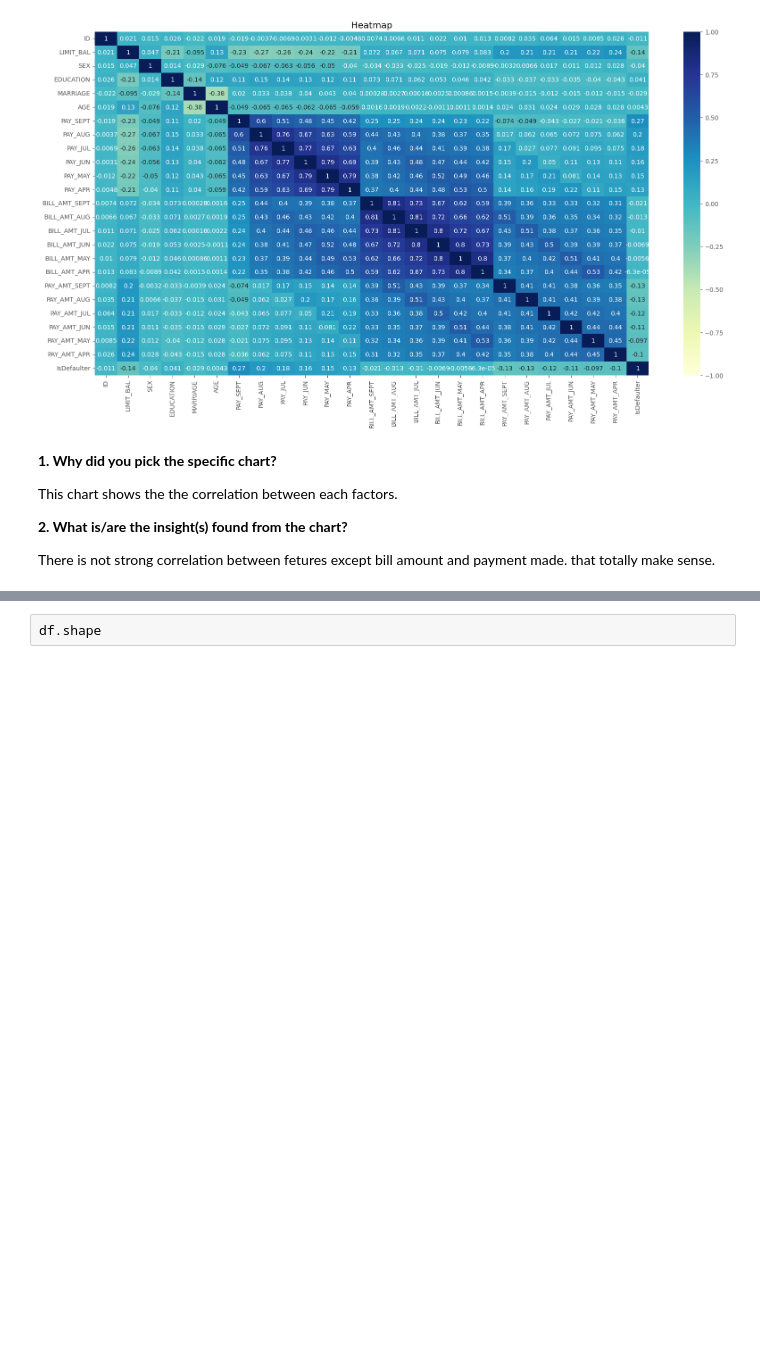
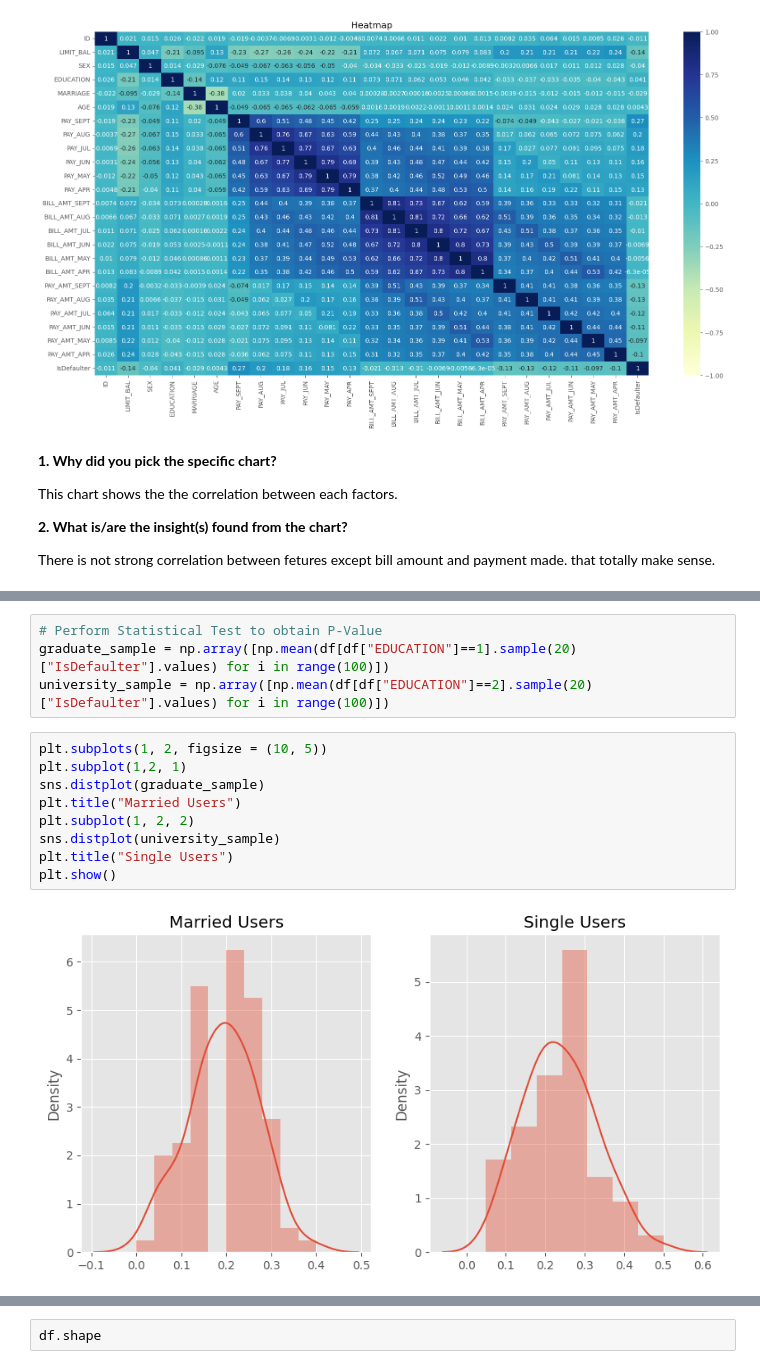
Before and after one commit to shaad4224/credit_card_default_prediction, a Jupyter notebook: Copy_of_credit_card_default_prediction.ipynb, the cells around one changed output, grey strips where cells are left out. Drawn from its saved outputs; the diff is of its cells as text; blank space fills up the shorter version.

```diff
--- a/Copy_of_credit_card_default_prediction.ipynb
+++ b/Copy_of_credit_card_default_prediction.ipynb
@@ -615,0 +744,15 @@ for col in pay_col:
+# %%
+# Perform Statistical Test to obtain P-Value
+graduate_sample = np.array([np.mean(df[df["EDUCATION"]==1].sample(20)["IsDefaulter"].values) for i in range(100)])
+university_sample = np.array([np.mean(df[df["EDUCATION"]==2].sample(20)["IsDefaulter"].values) for i in range(100)])
+# %%
+plt.subplots(1, 2, figsize = (10, 5))
+plt.subplot(1,2, 1)
+sns.distplot(graduate_sample)
+plt.title("Married Users")
+plt.subplot(1, 2, 2)
+sns.distplot(university_sample)
+plt.title("Single Users")
+plt.show()
+# %% [output]
+[figure, added]
```
Also changed, not shown: parts of 24 cells of this notebook.
